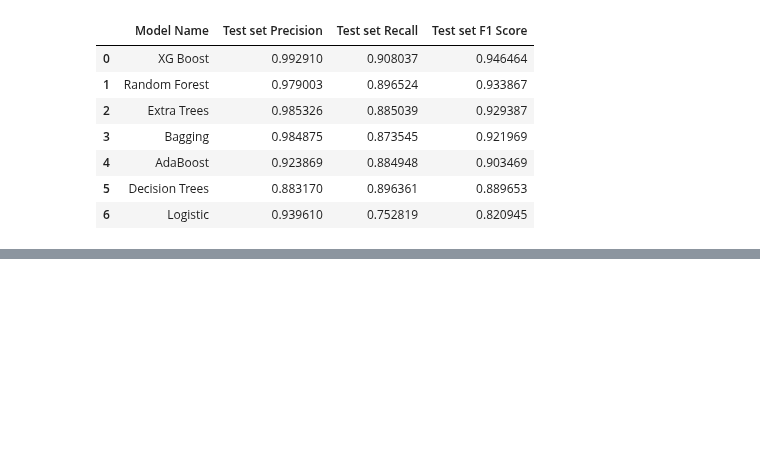
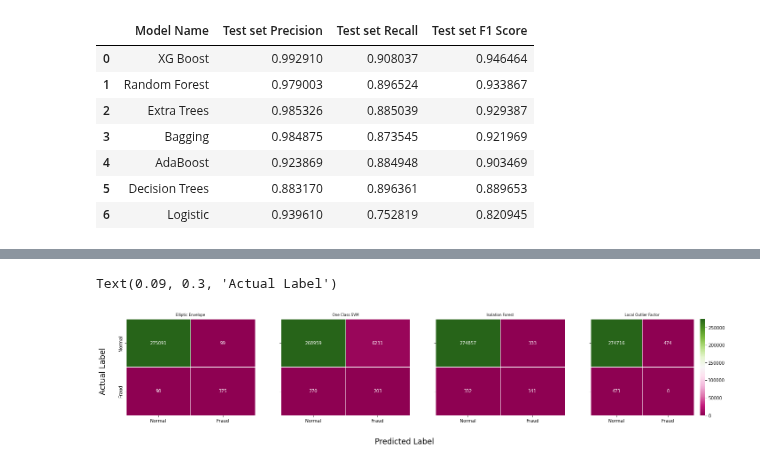
Before and after one commit to PHNPR/Credit-Card-Fraud-Detection, a Jupyter notebook: Credit Card Fraud.ipynb, the cells around one changed output, grey strips where cells are left out. Saved outputs shown, nothing was run; the diff lists cells and outputs as text; code cells hidden in the pictures; blank space fills up the shorter version.

```diff
--- a/Credit Card Fraud.ipynb
+++ b/Credit Card Fraud.ipynb
@@ -227,0 +219,34 @@ Text(0.09, 0.3, 'Actual Label')
+# %%
+anomaly_detectors = {
+    'Elliptic Envelope' :
+        EllipticEnvelope(contamination= outlier_fraction , support_fraction= 1 , random_state= 4) ,
+    'One Class SVM' :
+        OneClassSVM(nu= outlier_fraction , kernel= 'rbf' , gamma= 0.1) ,
+    'Isolation Forest' :
+        IsolationForest(max_samples= X.shape[0] , contamination= outlier_fraction , random_state= 4) ,
+    'Local Outlier Factor' :
+        LocalOutlierFactor(n_neighbors= 29,contamination= outlier_fraction)
+}
+
+cf_matrix_ad = dict.fromkeys(anomaly_detectors.keys())
+# %%
+table_ad = {
+    'Model Name' : [] ,
+    'Precision' : [] ,
+    'Recall' : [] ,
+    'F1 Score' : [] ,
+}
+# %%
+for name , det in anomaly_detectors.items() :
+    if name != 'Local Outlier Factor' :
+        Y_hat = det.fit(X).predict(X)
+    else :
+        Y_hat = det.fit_predict(X)
+    Y_hat[Y_hat == 1] = 0
+    Y_hat[Y_hat == -1] = 1
+
+    table_ad['Model Name'].append(name)
+    table_ad['Precision'].append(precision_score(Y , Y_hat , average= 'macro'))
+    table_ad['Recall'].append(recall_score(Y , Y_hat , average= 'macro'))
+    table_ad['F1 Score'].append(f1_score(Y , Y_hat , average= 'macro'))
+    cf_matrix_ad[name] = confusion_matrix(Y,Y_hat)
@@ -227,0 +263,14 @@ Text(0.09, 0.3, 'Actual Label')
+# %%
+fig, axn = plt.subplots(1,4, sharex=True, sharey=True,figsize=(24,4))
+labels = ['Normal' , 'Fraud']
+
+for i, ax in enumerate(axn.flat):
+    k = list(cf_matrix_ad)[i]
+    sns.heatmap(cf_matrix_ad[k], ax=ax,cbar=i==3,cmap="PiYG" ,annot=True,fmt= 'd',linewidths= .5,xticklabels=labels,yticklabels=labels)
+    ax.set_title(k,fontsize=8)
+
+fig.text(0.45, -0.1 , 'Predicted Label' , fontsize= 'xx-large')
+fig.text(0.09 , 0.3 , 'Actual Label' , rotation= 'vertical' , fontsize= 'xx-large')
+# %% [output]
+Text(0.09, 0.3, 'Actual Label')
+[figure, added]
```
Also changed, not shown: parts of 11 cells of this notebook.
